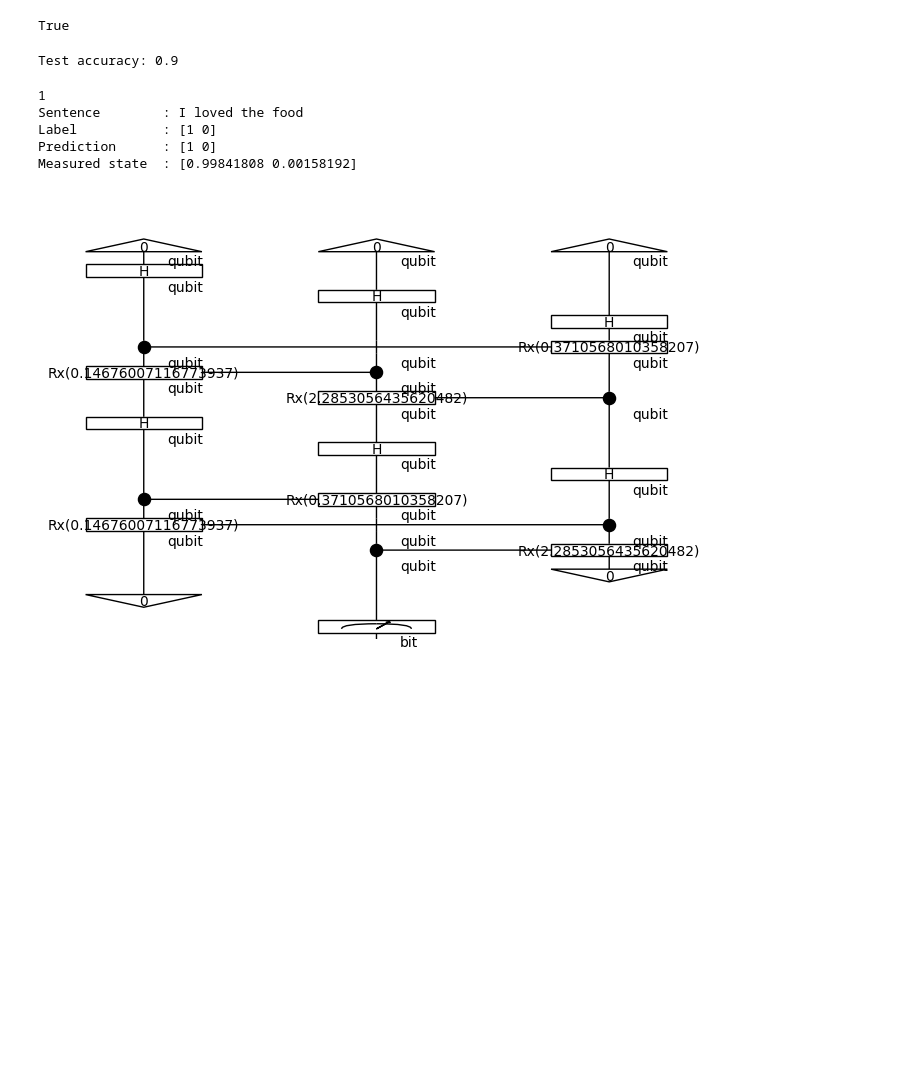
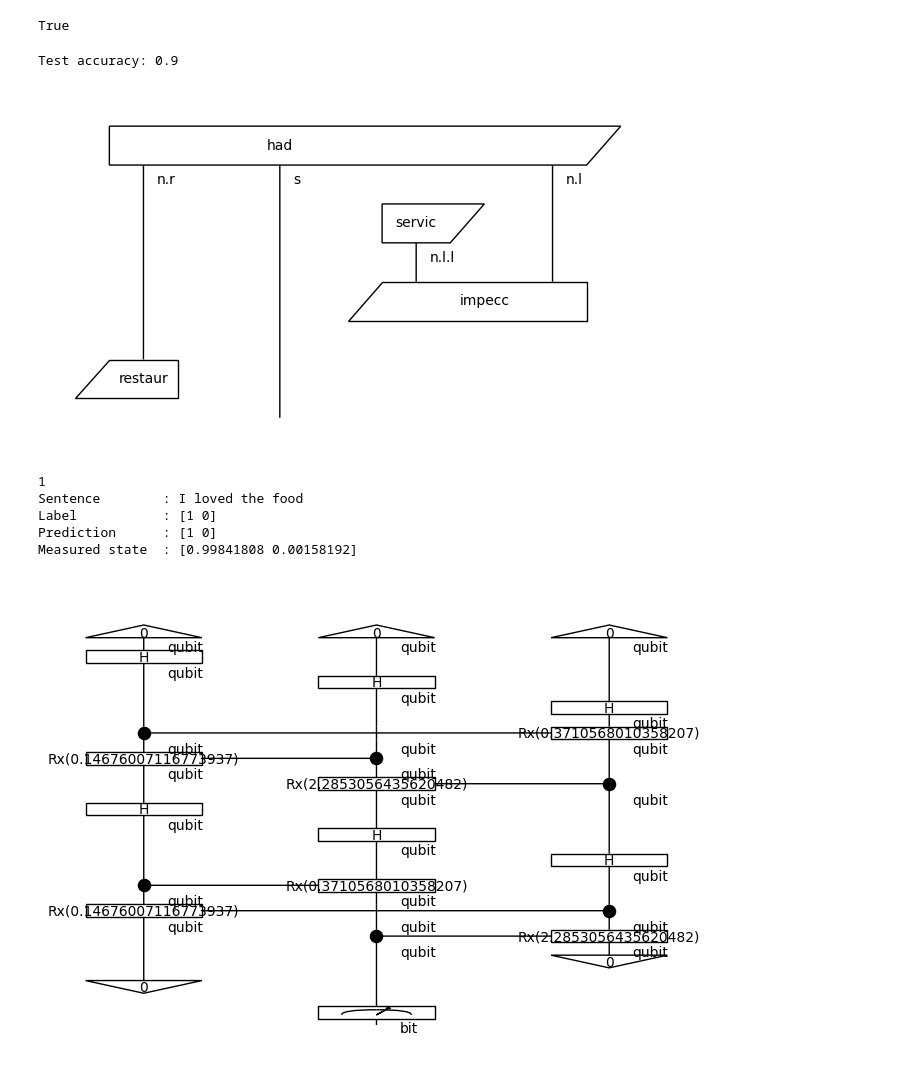
Before and after one commit to abiwardani/qnlp-sa-fp, a Jupyter notebook: src/Ansatz_Exploration.ipynb, the cells around one changed output. Saved outputs shown, nothing was run; the diff lists cells and outputs as text; code cells hidden in the pictures; blank space fills up the shorter version.

```diff
--- a/src/Ansatz Experimentation.ipynb
+++ b/src/Ansatz_Exploration.ipynb
@@ -733,6 +734,11 @@ test_pred_fn, test_cost_fn, test_accs, test_costs = list(opt_results["test"].val
 parameters, x = list(opt_results["params"].values())
 # %% [output]
 Test accuracy: 0.9
+# %%
+# String diagram of "the restaurant had impeccable service"
+train_diagrams[86].draw(figsize=(6, 3.5))
+# %% [output]
+[figure, added]
 # %%
 test_preds = test_pred_fn(x)
 # %%
```
Also changed, not shown: parts of 2 cells of this notebook, 3 other files.
